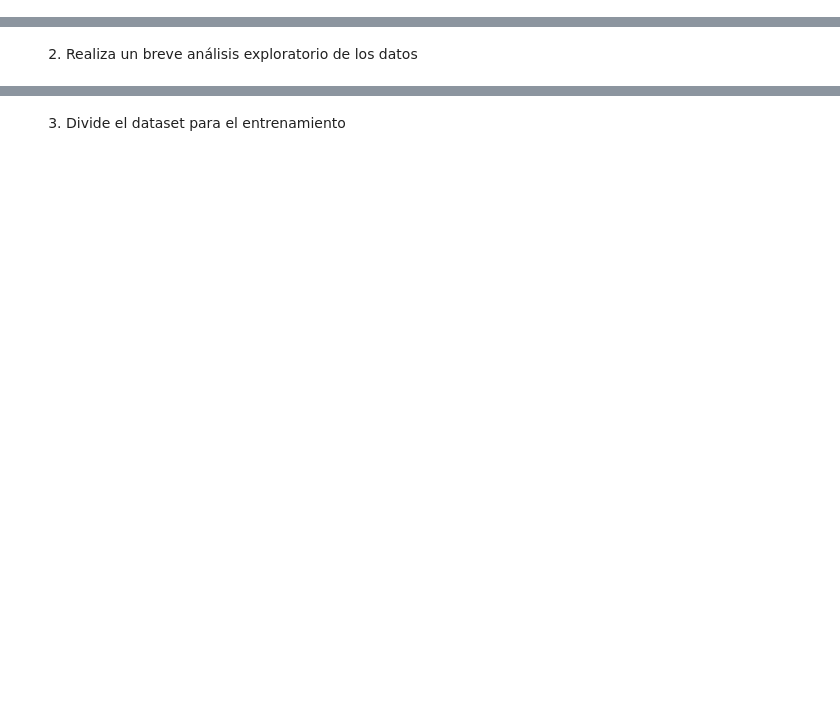
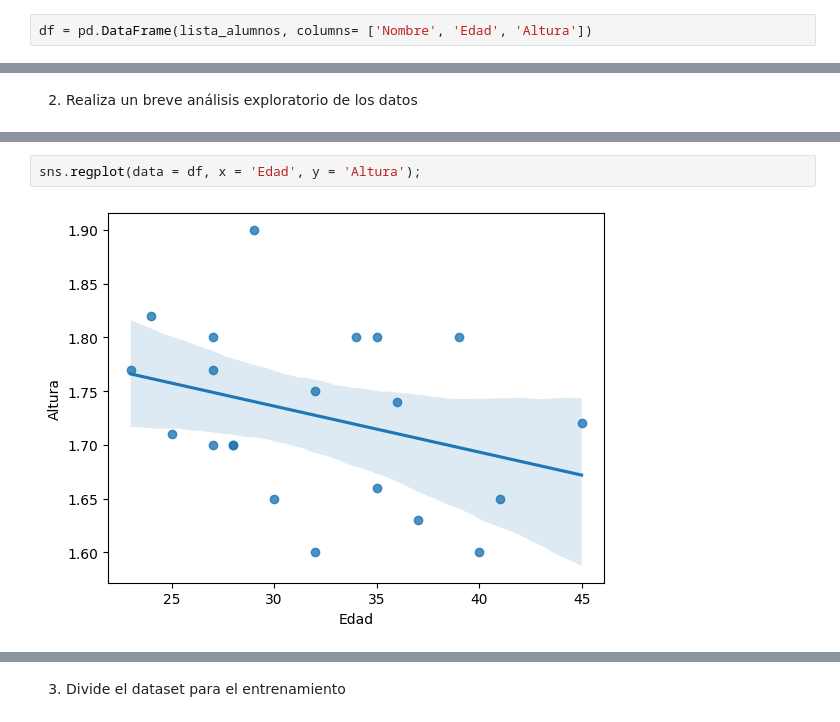
Before and after one commit to Mlcruz9/DS_TheBridgeBBK_SBIL2023, a Jupyter notebook: 3-Machine_Learning/1-Supervisado/1-Regression/1-Linear_Regression/ejercicios/1 Height.ipynb, the cells around one changed output, grey strips where cells are left out. Saved outputs shown, nothing was run; the diff lists cells and outputs as text; blank space fills up the shorter version.

```diff
--- a/3-Machine_Learning/1-Supervisado/1-Regression/1-Linear_Regression/ejercicios/1 Height.ipynb
+++ b/3-Machine_Learning/1-Supervisado/1-Regression/1-Linear_Regression/ejercicios/1 Height.ipynb
@@ -33,5 +33,7 @@ import pandas as pd
 import seaborn as sns
 import matplotlib.pyplot as plt
 import numpy as np
+# %%
+df = pd.DataFrame(lista_alumnos, columns= ['Nombre', 'Edad', 'Altura'])
 # %% [markdown]
 1. Crea un dataframe
@@ -39,0 +75,4 @@ import numpy as np
+# %%
+sns.regplot(data = df, x = 'Edad', y = 'Altura');
+# %% [output]
+[figure, added]
```
Also changed, not shown: parts of 41 cells of this notebook, 1 other file.
